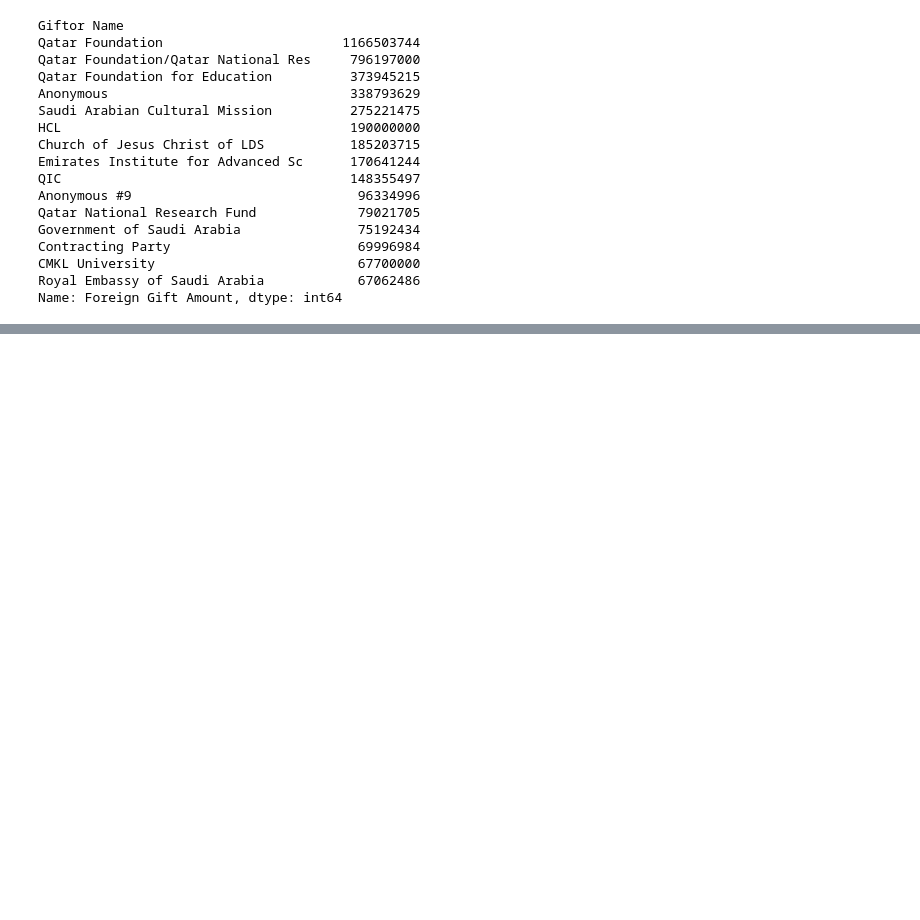
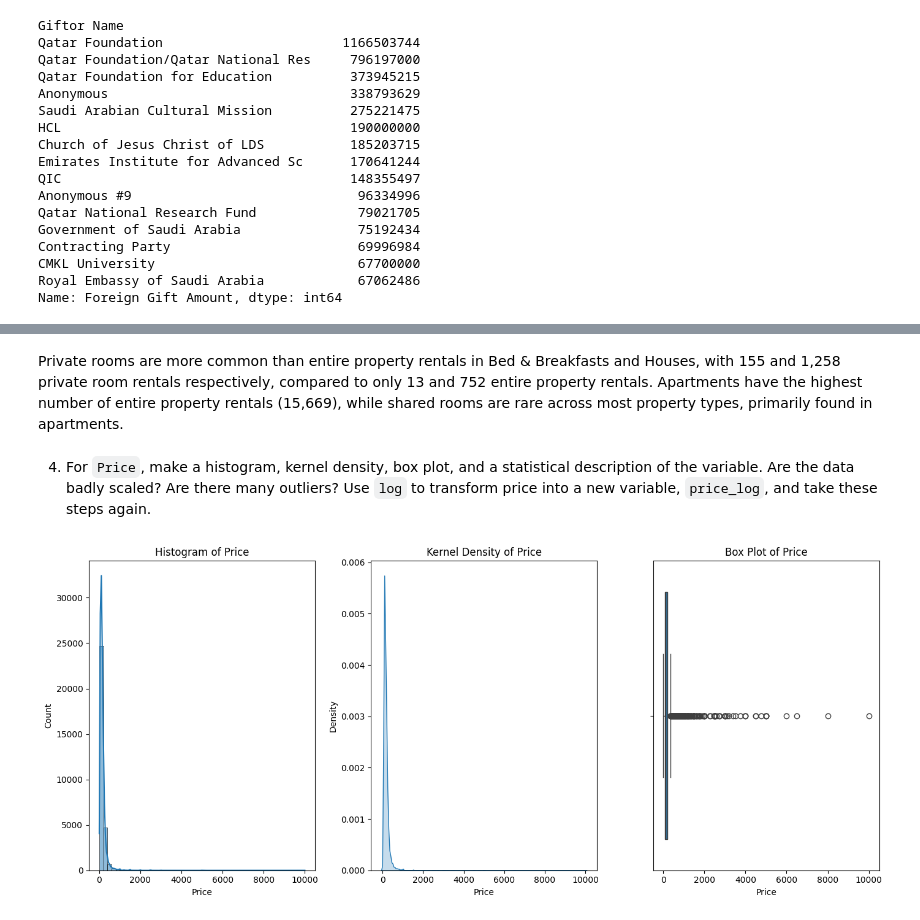
Before and after one commit to joelen4225/ds3001_assignment3, a Jupyter notebook: assignment/assignment.ipynb, the cells around one changed output, grey strips where cells are left out. Cells and saved outputs as stored; diff of their text form; code cells hidden in the pictures; blank space fills up the shorter version.

```diff
--- a/assignment/assignment.ipynb
+++ b/assignment/assignment.ipynb
@@ -243,0 +238,5 @@ Name: Foreign Gift Amount, dtype: int64
+# %%
+import pandas as pd
+
+# Loading in the Data
+airbnb_data = pd.read_csv('./data/airbnb_hw.csv')
@@ -243,0 +295,27 @@ Name: Foreign Gift Amount, dtype: int64
+# %% [markdown]
+Private rooms are more common than entire property rentals in Bed & Breakfasts and Houses, with 155 and 1,258 private room rentals respectively, compared to only 13 and 752 entire property rentals. Apartments have the highest number of entire property rentals (15,669), while shared rooms are rare across most property types, primarily found in apartments.
+# %% [markdown]
+  4. For `Price`, make a histogram, kernel density, box plot, and a statistical description of the variable. Are the data badly scaled? Are there many outliers? Use `log` to transform price into a new variable, `price_log`, and take these steps again.
+# %%
+airbnb_data['Price'] = airbnb_data['Price'].replace({'\$': '', ',': ''}, regex=True).astype(float)
+
+# Histogram
+plt.figure(figsize=(14, 6))
+plt.subplot(1, 3, 1)
+sns.histplot(airbnb_data['Price'], bins=50, kde=True)
+plt.title('Histogram of Price')
+
+# Kernel Density Plot
+plt.subplot(1, 3, 2)
+sns.kdeplot(airbnb_data['Price'], fill=True)
+plt.title('Kernel Density of Price')
+
+# Box Plot
+plt.subplot(1, 3, 3)
+sns.boxplot(x=airbnb_data['Price'])
+plt.title('Box Plot of Price')
+
+plt.tight_layout()
+plt.show()
+# %% [output]
+[figure, added]
```
Also changed, not shown: parts of 31 cells of this notebook.
